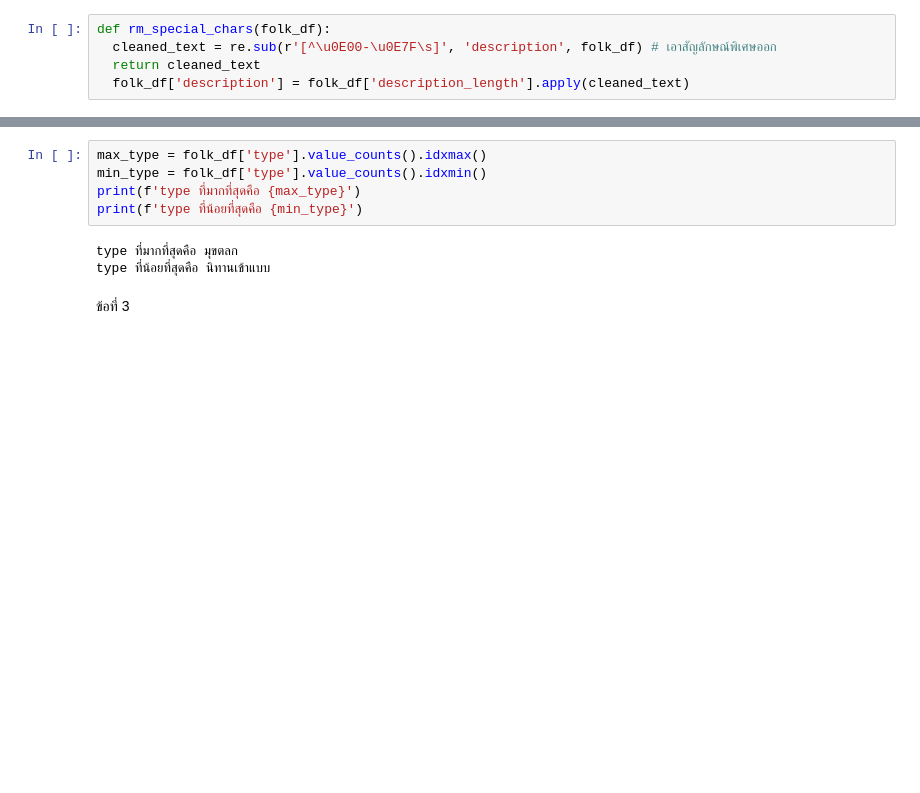
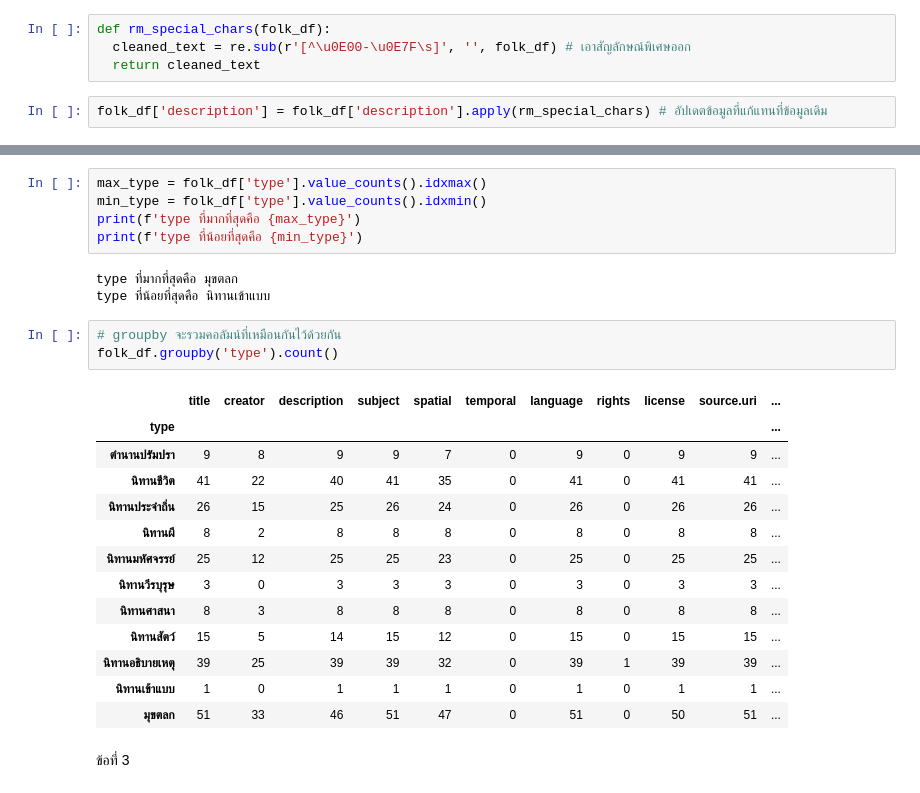
Before and after one commit to manudsanun/python_dataviz2024, a Jupyter notebook: Mm_Pandas_101.ipynb, the cells around one changed output, grey strips where cells are left out. Drawn from its saved outputs; the diff is of its cells as text; blank space fills up the shorter version.

```diff
--- a/Mm_Pandas_101.ipynb
+++ b/Mm_Pandas_101.ipynb
@@ -395,6 +424,7 @@ Drive already mounted at /content/drive; to attempt to forcibly remount, call dr
 import re
 # %%
 def rm_special_chars(folk_df):
-  cleaned_text = re.sub(r'[^\u0E00-\u0E7F\s]', 'description', folk_df) # เอาสัญลักษณ์พิเศษออก
+  cleaned_text = re.sub(r'[^\u0E00-\u0E7F\s]', '', folk_df) # เอาสัญลักษณ์พิเศษออก
   return cleaned_text
-  folk_df['description'] = folk_df['description_length'].apply(cleaned_text)
+# %%
+folk_df['description'] = folk_df['description'].apply(rm_special_chars) # อัปเดตข้อมูลที่แก้แทนที่ข้อมูลเดิม
@@ -417,6 +451,23 @@ print(f'type ที่น้อยที่สุดคือ {min_type}')
 # %% [output]
 type ที่มากที่สุดคือ มุขตลก
 type ที่น้อยที่สุดคือ นิทานเข้าแบบ
+# %%
+# groupby จะรวมคอลัมน์ที่เหมือนกันไว้ด้วยกัน
+folk_df.groupby('type').count()
+# %% [output]
+|  | title | creator | description | subject | spatial | temporal | language | rights | license | source.uri | ... |
+| type |  |  |  |  |  |  |  |  |  |  | ... |
+| ตำนานปรัมปรา | 9 | 8 | 9 | 9 | 7 | 0 | 9 | 0 | 9 | 9 | ... |
+| นิทานชีวิต | 41 | 22 | 40 | 41 | 35 | 0 | 41 | 0 | 41 | 41 | ... |
+| นิทานประจำถิ่น | 26 | 15 | 25 | 26 | 24 | 0 | 26 | 0 | 26 | 26 | ... |
+| นิทานผี | 8 | 2 | 8 | 8 | 8 | 0 | 8 | 0 | 8 | 8 | ... |
+| นิทานมหัศจรรย์ | 25 | 12 | 25 | 25 | 23 | 0 | 25 | 0 | 25 | 25 | ... |
+| นิทานวีรบุรุษ | 3 | 0 | 3 | 3 | 3 | 0 | 3 | 0 | 3 | 3 | ... |
+| นิทานศาสนา | 8 | 3 | 8 | 8 | 8 | 0 | 8 | 0 | 8 | 8 | ... |
+| นิทานสัตว์ | 15 | 5 | 14 | 15 | 12 | 0 | 15 | 0 | 15 | 15 | ... |
+| นิทานอธิบายเหตุ | 39 | 25 | 39 | 39 | 32 | 0 | 39 | 1 | 39 | 39 | ... |
+| นิทานเข้าแบบ | 1 | 0 | 1 | 1 | 1 | 0 | 1 | 0 | 1 | 1 | ... |
+| มุขตลก | 51 | 33 | 46 | 51 | 47 | 0 | 51 | 0 | 50 | 51 | ... |
 # %% [markdown]
 ข้อที่ 3
 # %%
```
Also changed, not shown: parts of 29 cells of this notebook.
